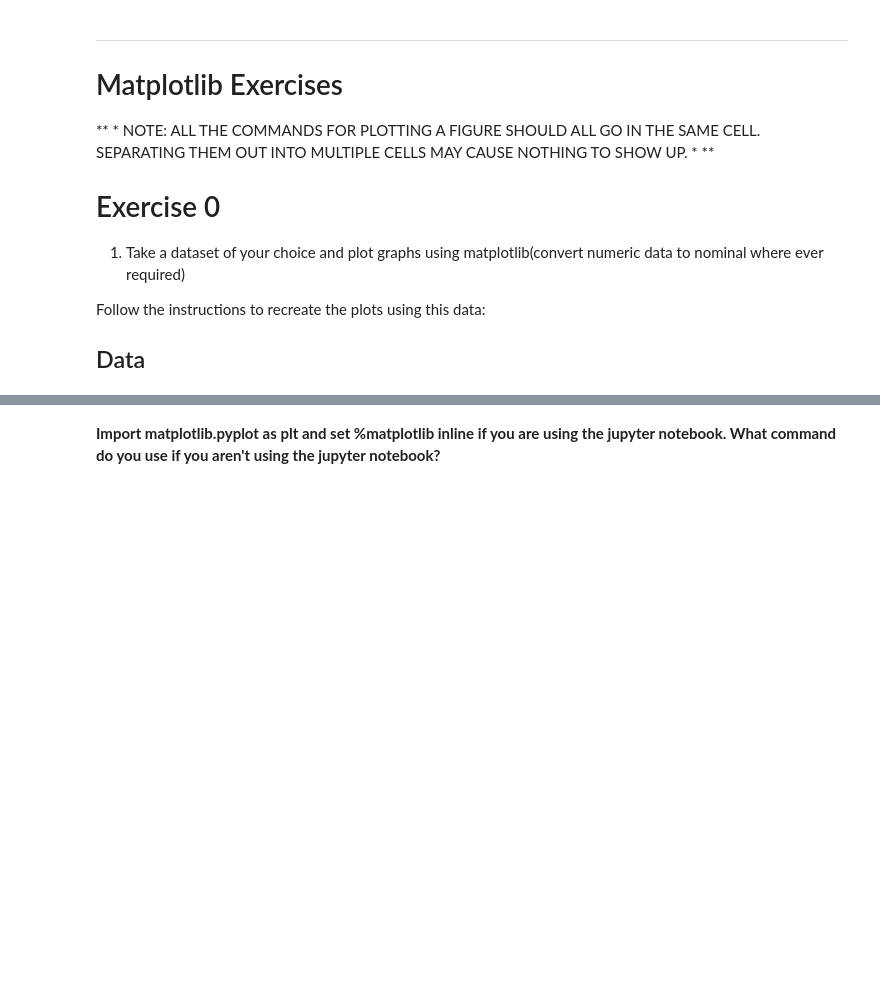
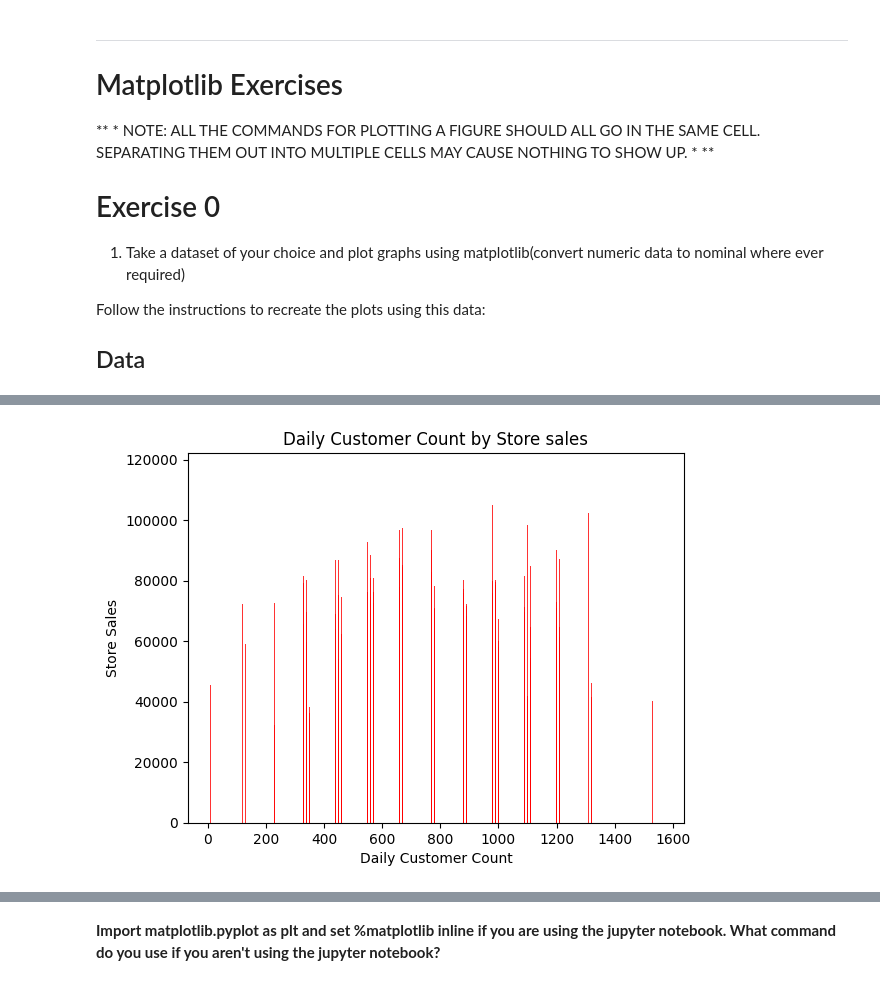
Before and after one commit to Paxyifier/AIML-Practicals, a Jupyter notebook: 19-AIML-Practical-2.3.ipynb, the cells around one changed output, grey strips where cells are left out. Cells and saved outputs as stored; diff of their text form; code cells hidden in the pictures; blank space fills up the shorter version.

```diff
--- a/19-AIML-Practical-2.3.ipynb
+++ b/19-AIML-Practical-2.3.ipynb
@@ -394,0 +478,7 @@ Follow the instructions to recreate the plots using this data:
+# %%
+plt.bar(df['Daily_Customer_Count'], df['Store_Sales'],color='red',  linewidth=2, align='center', alpha=0.8)
+plt.title('Daily Customer Count by Store sales')
+plt.xlabel('Daily Customer Count')
+plt.ylabel('Store Sales');
+# %% [output]
+[figure, added]
```
Also changed, not shown: parts of 37 cells of this notebook, 1 other file.
